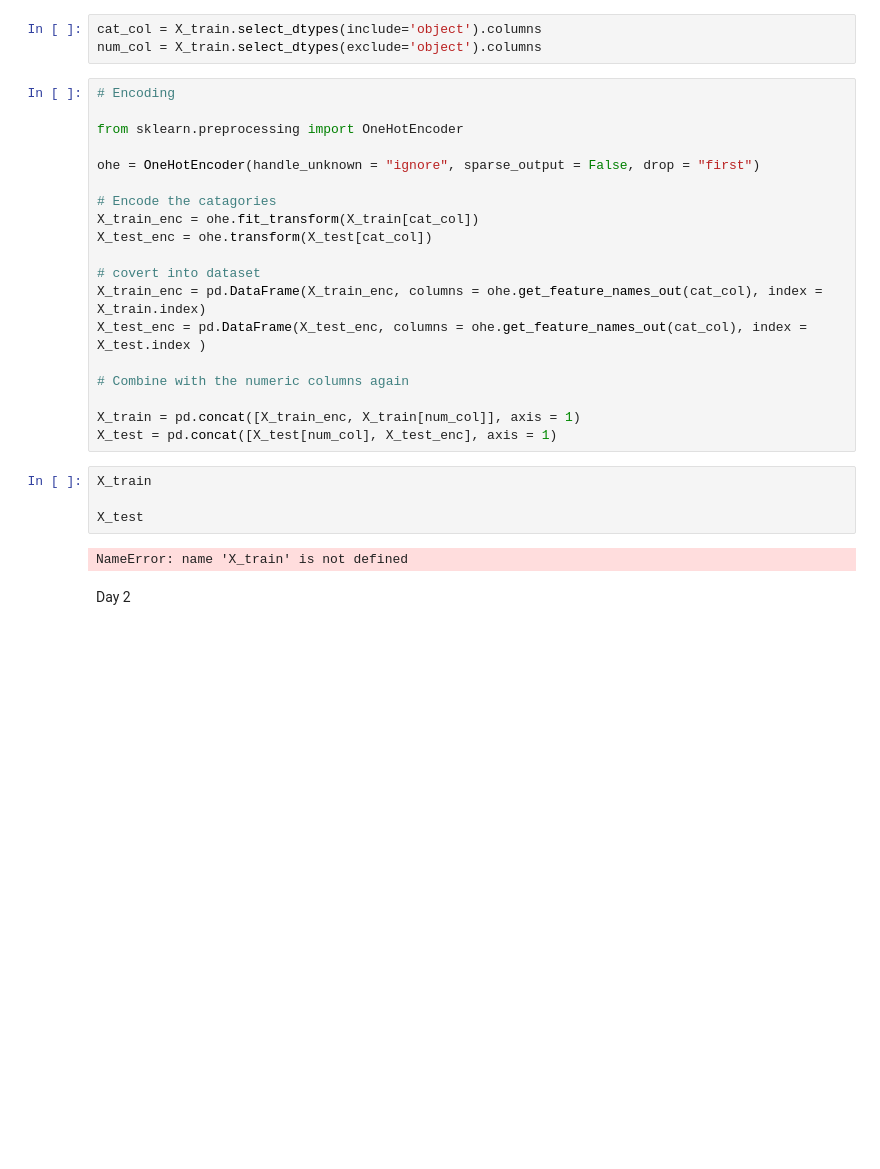
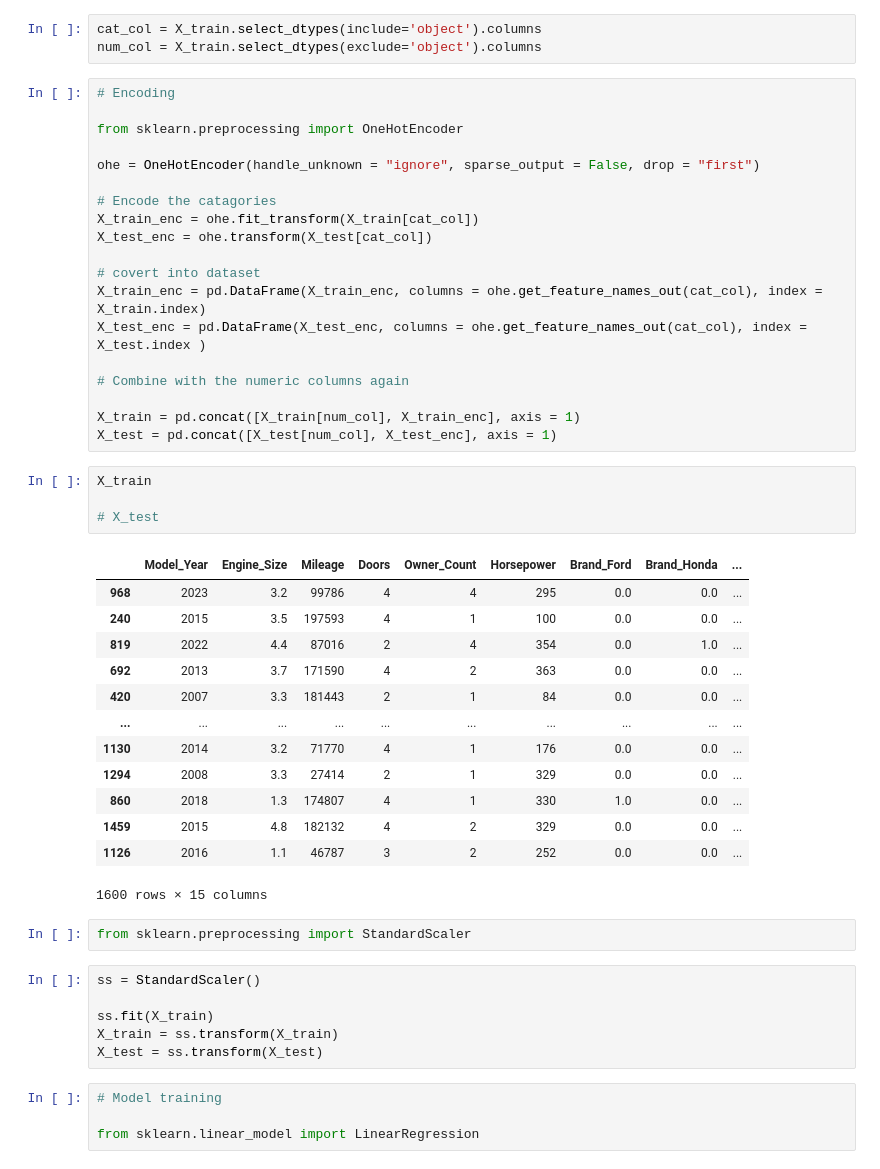
Before and after one commit to talhabutt72/7-Days-Challenge, a Jupyter notebook: model.ipynb, the cells around one changed output. Saved outputs shown, nothing was run; the diff lists cells and outputs as text; blank space fills up the shorter version.

```diff
--- a/model.ipynb
+++ b/model.ipynb
@@ -133,13 +139,35 @@ X_test_enc = pd.DataFrame(X_test_enc, columns = ohe.get_feature_names_out(cat_co
 
 # Combine with the numeric columns again
 
-X_train = pd.concat([X_train_enc, X_train[num_col]], axis = 1)
+X_train = pd.concat([X_train[num_col], X_train_enc], axis = 1)
 X_test = pd.concat([X_test[num_col], X_test_enc], axis = 1)
 # %%
 X_train
 
-X_test
+# X_test
 # %% [output]
+|  | Model_Year | Engine_Size | Mileage | Doors | Owner_Count | Horsepower | Brand_Ford | Brand_Honda | ... |
+| 968 | 2023 | 3.2 | 99786 | 4 | 4 | 295 | 0.0 | 0.0 | ... |
+| 240 | 2015 | 3.5 | 197593 | 4 | 1 | 100 | 0.0 | 0.0 | ... |
+| 819 | 2022 | 4.4 | 87016 | 2 | 4 | 354 | 0.0 | 1.0 | ... |
+| 692 | 2013 | 3.7 | 171590 | 4 | 2 | 363 | 0.0 | 0.0 | ... |
+| 420 | 2007 | 3.3 | 181443 | 2 | 1 | 84 | 0.0 | 0.0 | ... |
+| ... | ... | ... | ... | ... | ... | ... | ... | ... | ... |
+| 1130 | 2014 | 3.2 | 71770 | 4 | 1 | 176 | 0.0 | 0.0 | ... |
+| 1294 | 2008 | 3.3 | 27414 | 2 | 1 | 329 | 0.0 | 0.0 | ... |
+| 860 | 2018 | 1.3 | 174807 | 4 | 1 | 330 | 1.0 | 0.0 | ... |
+| 1459 | 2015 | 4.8 | 182132 | 4 | 2 | 329 | 0.0 | 0.0 | ... |
+| 1126 | 2016 | 1.1 | 46787 | 3 | 2 | 252 | 0.0 | 0.0 | ... |
-NameError: name 'X_train' is not defined
+1600 rows × 15 columns
-# %% [markdown]
-Day 2
+# %%
+from sklearn.preprocessing import StandardScaler
+# %%
+ss = StandardScaler()
+
+ss.fit(X_train)
+X_train = ss.transform(X_train)
+X_test = ss.transform(X_test)
+# %%
+# Model training
+
+from sklearn.linear_model import LinearRegression
```
Also changed, not shown: parts of 11 cells of this notebook.
